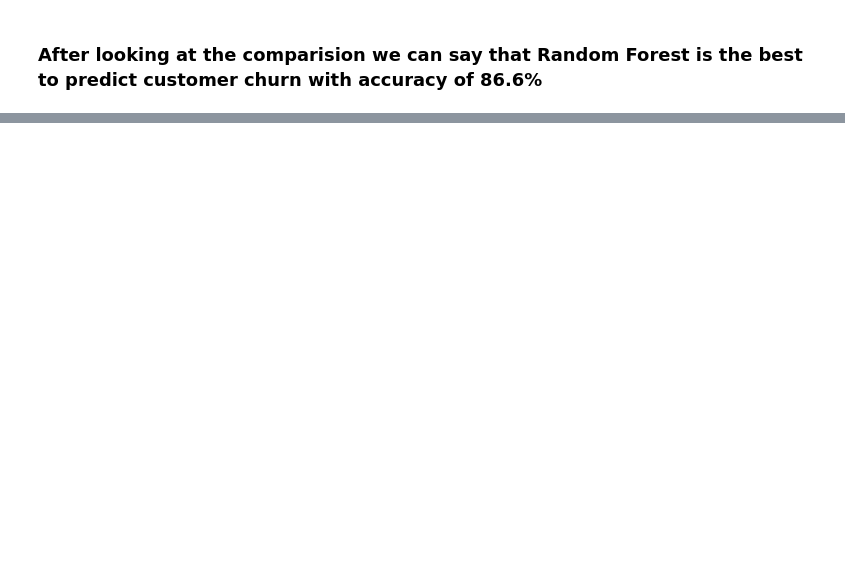
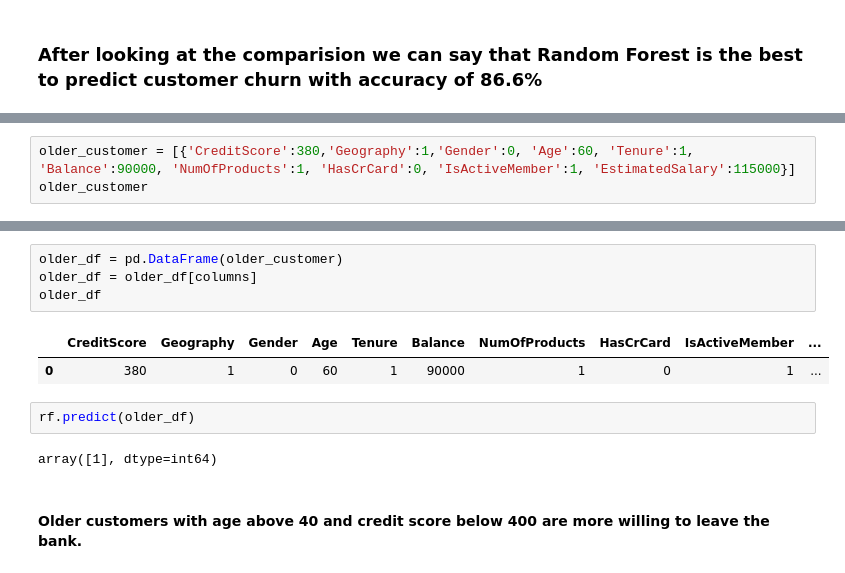
Before and after one commit to kavitamalviya/Bank-Customer-Churn-Analysis, a Jupyter notebook: Capstone2- Customer Churn Analysis.ipynb, the cells around one changed output, grey strips where cells are left out. Cells and saved outputs as stored; diff of their text form; blank space fills up the shorter version.

```diff
--- a/Capstone2- Customer Churn Analysis.ipynb
+++ b/Capstone2- Customer Churn Analysis.ipynb
@@ -1151,0 +1177,3 @@ plt.show()
+# %%
+older_customer = [{'CreditScore':380,'Geography':1,'Gender':0, 'Age':60, 'Tenure':1, 'Balance':90000, 'NumOfProducts':1, 'HasCrCard':0, 'IsActiveMember':1, 'EstimatedSalary':115000}]
+older_customer
@@ -1151,0 +1191,13 @@ plt.show()
+# %%
+older_df = pd.DataFrame(older_customer)
+older_df = older_df[columns]
+older_df
+# %% [output]
+|  | CreditScore | Geography | Gender | Age | Tenure | Balance | NumOfProducts | HasCrCard | IsActiveMember | ... |
+| 0 | 380 | 1 | 0 | 60 | 1 | 90000 | 1 | 0 | 1 | ... |
+# %%
+rf.predict(older_df)
+# %% [output]
+array([1], dtype=int64)
+# %% [markdown]
+#### Older customers with age above 40 and credit score below 400 are more willing to leave the bank.
```
Also changed, not shown: parts of 26 cells of this notebook.
